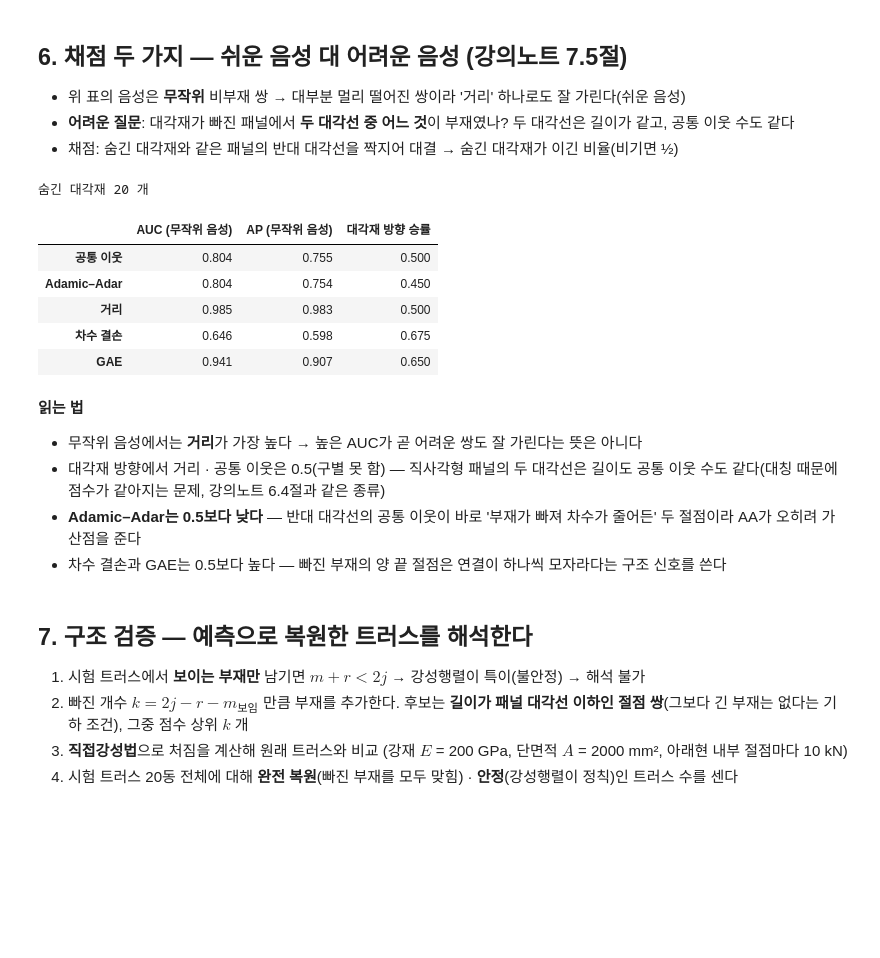
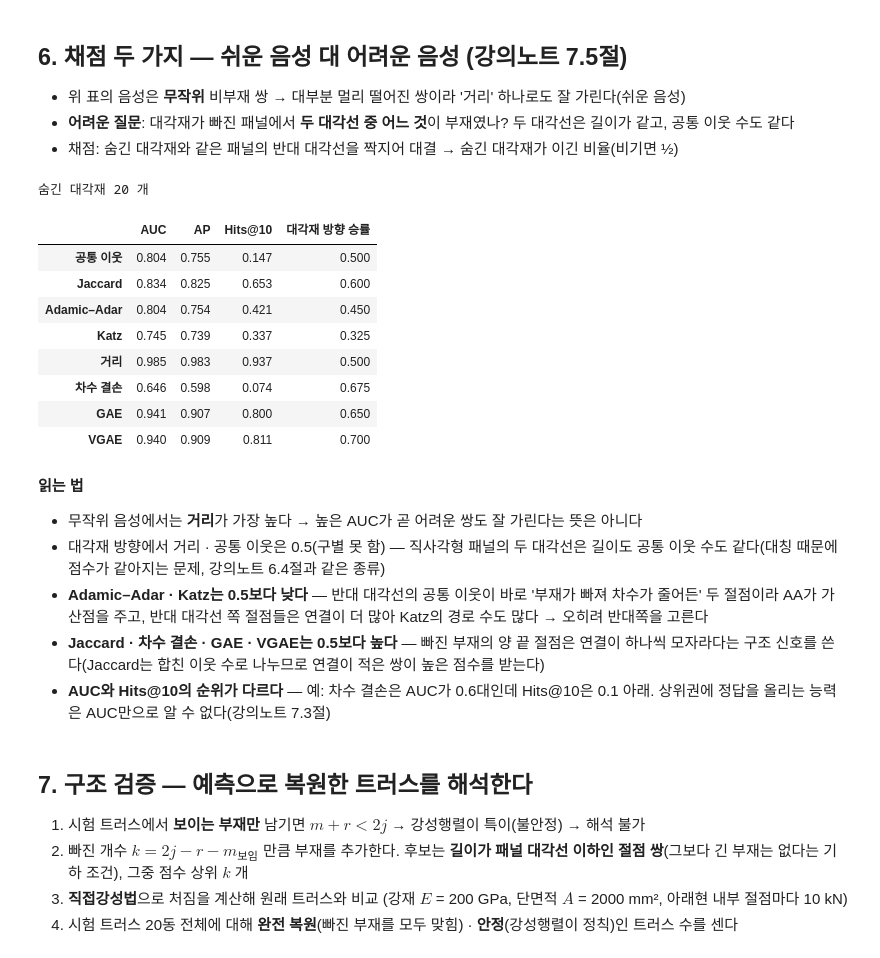
Before and after one commit to baekja/Lecture_GNN-AE-Practice, a Jupyter notebook: PyG_LinkPred_Truss/truss_linkpred_example.ipynb, the cells around one changed output. Drawn from its saved outputs; the diff is of its cells as text; code cells hidden in the pictures; blank space fills up the shorter version.

```diff
--- a/PyG_LinkPred_Truss/truss_linkpred_example.ipynb
+++ b/PyG_LinkPred_Truss/truss_linkpred_example.ipynb
@@ -137,7 +142,7 @@ visible, hidden, neg = hide(te_g, 0.2, rng)
 vis_ud = to_undirected(visible)
 print(f"시험: 보이는 부재 {visible.size(1)} · 가린 부재(양성) {hidden.size(1)} · 음성 {neg.size(1)}")
 
-t0 = test_set[0]; off0 = 0                                           # 첫 시험 트러스 그림
+t0 = test_set[0]                                                    # 첫 시험 트러스 그림
 h0 = [tuple(e) for e in hidden.t().tolist() if e[0] < len(t0["pos"]) and e[1] < len(t0["pos"])]
 v0 = [tuple(e) for e in visible.t().tolist() if e[0] < len(t0["pos"]) and e[1] < len(t0["pos"])]
 fig, ax = plt.subplots(figsize=(7, 2.4))
@@ -194,9 +219,15 @@ pd.DataFrame(rows, index=["AUC", "AP"]).T.round(3)
 def feats(g, msg_ud):
     return torch.cat([g["x"], (degree(msg_ud[0], g["x"].size(0)) / 4).view(-1, 1)], 1)
 
-def train_gae(tr_g, epochs=300, mask=0.2, seed=0):
+class VEncoder(nn.Module):                                          # VGAE 인코더: 첫 층 공유 → μ, log σ
+    def __init__(self, i, o):
+        super().__init__(); self.c1, self.mu, self.ls = GCNConv(i, 2 * o), GCNConv(2 * o, o), GCNConv(2 * o, o)
+    def forward(self, x, ei):
+        h = self.c1(x, ei).relu(); return self.mu(h, ei), self.ls(h, ei)
+
+def train_ae(tr_g, variational=False, epochs=300, mask=0.2, seed=0):
     pyg.seed_everything(seed)
-    model = GAE(GCN(4, 64, num_layers=2, out_channels=32))         # 인코더 2층 GCN + 내적 디코더
+    model = VGAE(VEncoder(4, 32)) if variational else GAE(GCN(4, 64, num_layers=2, out_channels=32))
     opt = torch.optim.Adam(model.parameters(), lr=0.01)
     E, NM = tr_g["edges"], tr_g["nonmem"]; losses = []
     for epoch in range(1, epochs + 1):
@@ -206,18 +237,23 @@ def train_gae(tr_g, epochs=300, mask=0.2, seed=0):
         z = model.encode(feats(tr_g, msg_ud), msg_ud)
         negs = NM[:, torch.randint(0, NM.size(1), (sup.size(1),))]    # 같은 수의 음성
         loss = model.recon_loss(z, sup, negs)                         # BCE (양성 평균 + 음성 평균)
+        if variational: loss = loss + model.kl_loss() / tr_g["x"].size(0)   # + KL/N
         loss.backward(); opt.step(); losses.append(float(loss))
         if epoch % 100 == 0:                                          # 가리는 부재가 매번 달라 손실이 출렁인다 → 100에폭 평균
-            print(f"epoch {epoch - 99:3d}–{epoch} | 평균 loss {np.mean(losses[-100:]):.3f}")
-    return model
+            print(f"  epoch {epoch - 99:3d}–{epoch} | 평균 loss {np.mean(losses[-100:]):.3f}")
+    model.eval(); return model
+
+def ae_scorer(model, g, visible):
+    vud = to_undirected(visible)
+    with torch.no_grad():
+        z = model.encode(feats(g, vud), vud)                          # 시험 트러스: 보이는 부재만 입력 (VGAE는 평가 때 z = μ)
+    return lambda p: (z[p[0]] * z[p[1]]).sum(1).numpy()               # 내적 점수(로짓)
 
 t = time.time()
-model = train_gae(tr_g)
+print("GAE"); gae_model = train_ae(tr_g)
+print("VGAE"); vgae_model = train_ae(tr_g, variational=True)
 print(f"⏱ 학습 {time.time() - t:.1f}초")
-model.eval()
-with torch.no_grad():
-    z = model.encode(feats(te_g, vis_ud), vis_ud)                     # 시험 트러스: 보이는 부재만 입력
-gae = lambda pairs: (z[pairs[0]] * z[pairs[1]]).sum(1).numpy()        # 내적 점수(로짓)
-rows["GAE"] = auc_ap(gae(hidden), gae(neg))
-pd.DataFrame(rows, index=["AUC", "AP"]).T.round(3)
+scorers["GAE"] = ae_scorer(gae_model, te_g, visible)
+scorers["VGAE"] = ae_scorer(vgae_model, te_g, visible)
+pd.DataFrame({k: basic(f) for k, f in scorers.items()}).T.round(3)
 # %% [output]
@@ -239,32 +283,32 @@ epoch 201–300 | 평균 loss 0.834
 # %%
 def orientation_pairs(g, hidden):
     other = {tuple(sorted(d)): tuple(sorted(o)) for d, o in zip(g["diag"], g["other"])}
     hid = [tuple(sorted(e)) for e in hidden.t().tolist() if tuple(sorted(e)) in other]
     return torch.tensor(hid).t(), torch.tensor([other[e] for e in hid]).t()
 
 def win_rate(sp, sn): return float(np.mean((sp > sn) + 0.5 * (sp == sn)))
 
 dp, dn = orientation_pairs(te_g, hidden)
 print("숨긴 대각재", dp.size(1), "개")
-scorers = {k: (lambda p, k=k: score_h(p, k)) for k in ("공통 이웃", "Adamic–Adar", "거리", "차수 결손")}
-scorers["GAE"] = gae
-table = pd.DataFrame({k: [rows[k][0], rows[k][1], win_rate(f(dp), f(dn))] for k, f in scorers.items()},
-                     index=["AUC (무작위 음성)", "AP (무작위 음성)", "대각재 방향 승률"]).T
-table.round(3)
+pd.DataFrame({k: basic(f) | {"대각재 방향 승률": round(win_rate(f(dp), f(dn)), 3)} for k, f in scorers.items()}).T
 # %% [output]
 숨긴 대각재 20 개
-|  | AUC (무작위 음성) | AP (무작위 음성) | 대각재 방향 승률 |
-| 공통 이웃 | 0.804 | 0.755 | 0.500 |
-| Adamic–Adar | 0.804 | 0.754 | 0.450 |
-| 거리 | 0.985 | 0.983 | 0.500 |
-| 차수 결손 | 0.646 | 0.598 | 0.675 |
-| GAE | 0.941 | 0.907 | 0.650 |
+|  | AUC | AP | Hits@10 | 대각재 방향 승률 |
+| 공통 이웃 | 0.804 | 0.755 | 0.147 | 0.500 |
+| Jaccard | 0.834 | 0.825 | 0.653 | 0.600 |
+| Adamic–Adar | 0.804 | 0.754 | 0.421 | 0.450 |
+| Katz | 0.745 | 0.739 | 0.337 | 0.325 |
+| 거리 | 0.985 | 0.983 | 0.937 | 0.500 |
+| 차수 결손 | 0.646 | 0.598 | 0.074 | 0.675 |
+| GAE | 0.941 | 0.907 | 0.800 | 0.650 |
+| VGAE | 0.940 | 0.909 | 0.811 | 0.700 |
 # %% [markdown]
 **읽는 법**
 - 무작위 음성에서는 **거리**가 가장 높다 → 높은 AUC가 곧 어려운 쌍도 잘 가린다는 뜻은 아니다
 - 대각재 방향에서 거리 · 공통 이웃은 0.5(구별 못 함) — 직사각형 패널의 두 대각선은 길이도 공통 이웃 수도 같다(대칭 때문에 점수가 같아지는 문제, 강의노트 6.4절과 같은 종류)
-- **Adamic–Adar는 0.5보다 낮다** — 반대 대각선의 공통 이웃이 바로 '부재가 빠져 차수가 줄어든' 두 절점이라 AA가 오히려 가산점을 준다
-- 차수 결손과 GAE는 0.5보다 높다 — 빠진 부재의 양 끝 절점은 연결이 하나씩 모자라다는 구조 신호를 쓴다
+- **Adamic–Adar · Katz는 0.5보다 낮다** — 반대 대각선의 공통 이웃이 바로 '부재가 빠져 차수가 줄어든' 두 절점이라 AA가 가산점을 주고, 반대 대각선 쪽 절점들은 연결이 더 많아 Katz의 경로 수도 많다 → 오히려 반대쪽을 고른다
+- **Jaccard · 차수 결손 · GAE · VGAE는 0.5보다 높다** — 빠진 부재의 양 끝 절점은 연결이 하나씩 모자라다는 구조 신호를 쓴다(Jaccard는 합친 이웃 수로 나누므로 연결이 적은 쌍이 높은 점수를 받는다)
+- **AUC와 Hits@10의 순위가 다르다** — 예: 차수 결손은 AUC가 0.6대인데 Hits@10은 0.1 아래. 상위권에 정답을 올리는 능력은 AUC만으로 알 수 없다(강의노트 7.3절)
 # %% [markdown]
 ## 7. 구조 검증 — 예측으로 복원한 트러스를 해석한다
 1. 시험 트러스에서 **보이는 부재만** 남기면 $m + r < 2j$ → 강성행렬이 특이(불안정) → 해석 불가
```
Also changed, not shown: parts of 19 cells of this notebook, 2 other files.
